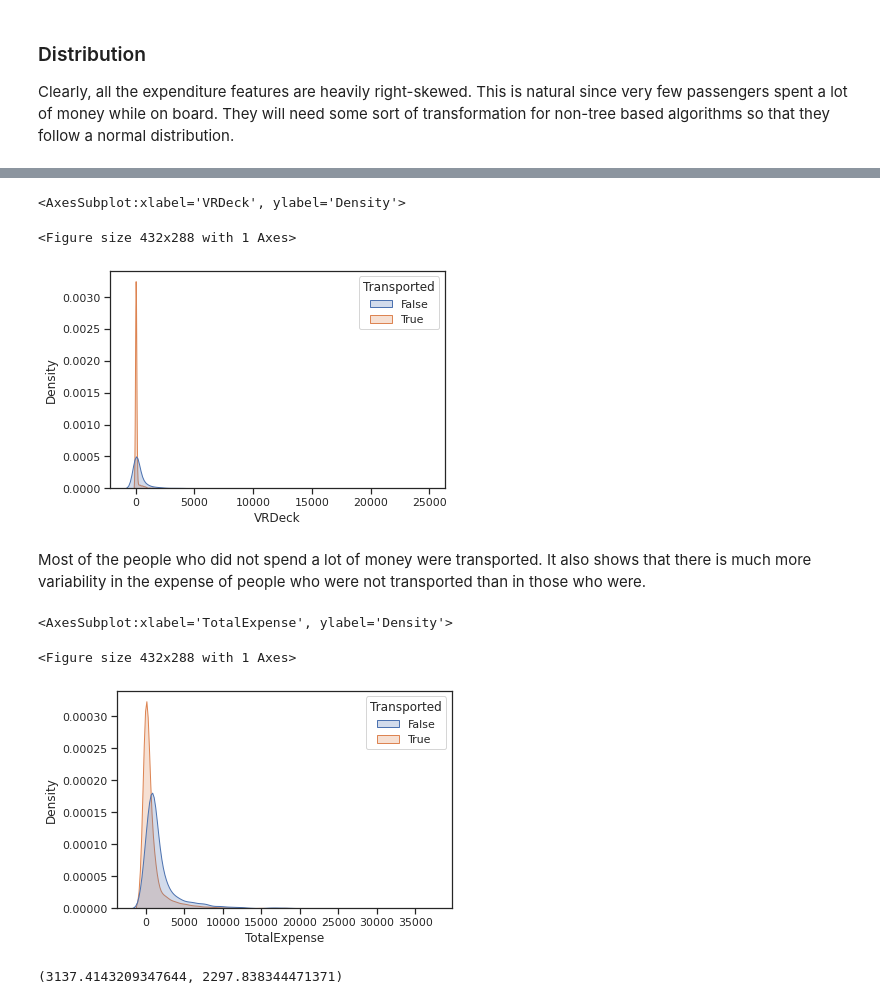
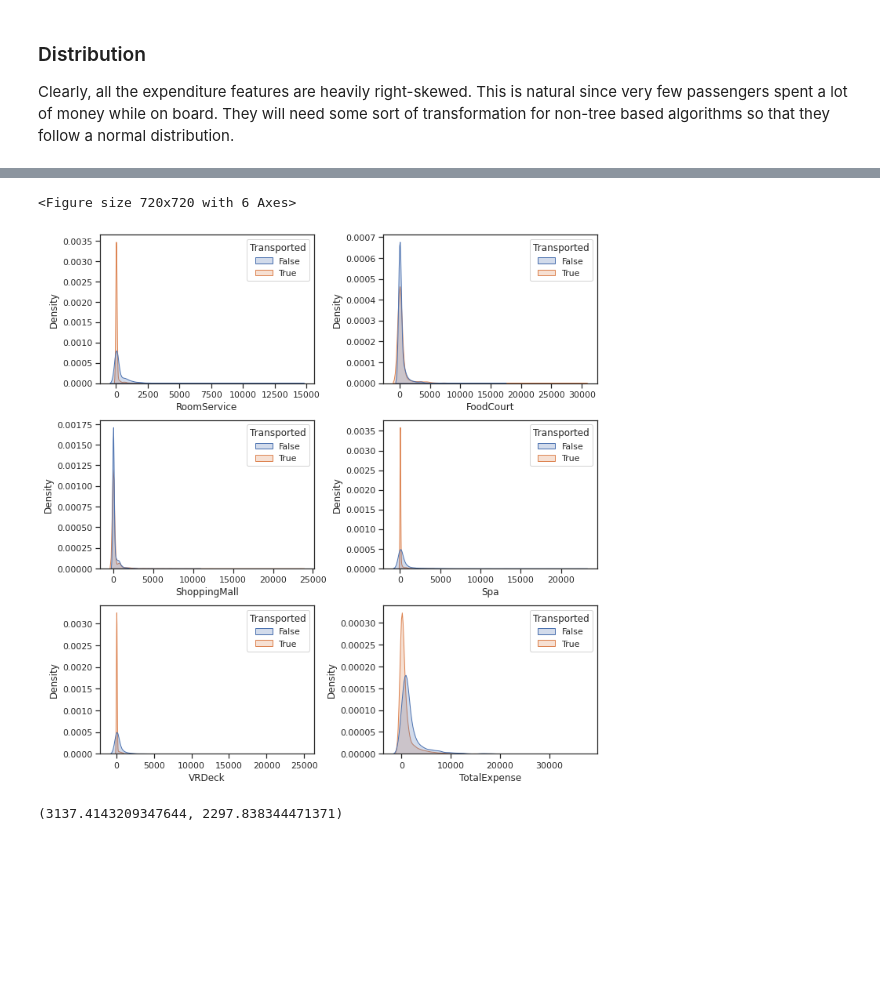
Before and after one commit to MalayAgr/Kaggle-Spaceship-Titanic, a Jupyter notebook: eda.ipynb, the cells around one changed output, grey strips where cells are left out. Cells and saved outputs as stored; diff of their text form; code cells hidden in the pictures; blank space fills up the shorter version.

```diff
--- a/eda.ipynb
+++ b/eda.ipynb
@@ -616,17 +577,14 @@ sns.kdeplot(data=df, x="Spa", hue="Transported", fill=True)
-# %%
-sns.kdeplot(data=df, x="VRDeck", hue="Transported", fill=True)
-# %% [output]
-<AxesSubplot:xlabel='VRDeck', ylabel='Density'>
-<Figure size 432x288 with 1 Axes>
-[figure, removed]
-# %% [markdown]
-Most of the people who did not spend a lot of money were transported. It also shows that there is much more variability in the expense of people who were not transported than in those who were.
-# %%
-sns.kdeplot(data=df, x="TotalExpense", hue="Transported", fill=True)
-# %% [output]
-<AxesSubplot:xlabel='TotalExpense', ylabel='Density'>
-<Figure size 432x288 with 1 Axes>
-[figure, removed]
+# %%
+fig, axes = plt.subplots(3, 2, figsize=(10, 10))
+
+# Iterating through axes and names
+for name, ax in zip(expenditure_cols, axes.flatten()):
+    sns.kdeplot(data=df, x=name, fill=True, hue="Transported", ax=ax)
+
+plt.tight_layout()
+# %% [output]
+<Figure size 720x720 with 6 Axes>
+[figure, added]
 # %%
 false_std = df[df["Transported"] == False]["TotalExpense"].std()
 true_std = df[df["Transported"] == True]["TotalExpense"].std()
```
Also changed, not shown: parts of 54 cells of this notebook.
